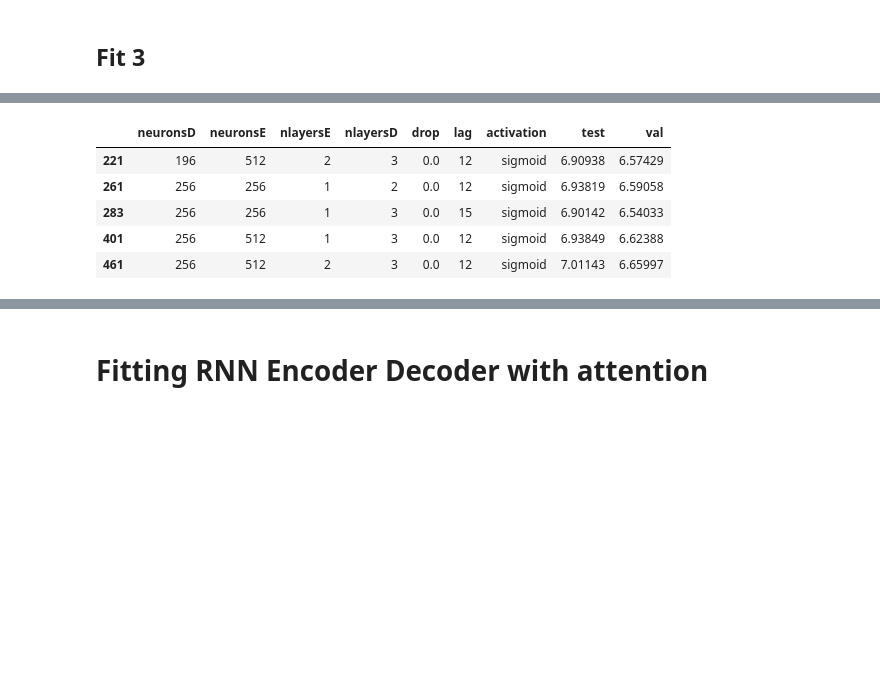
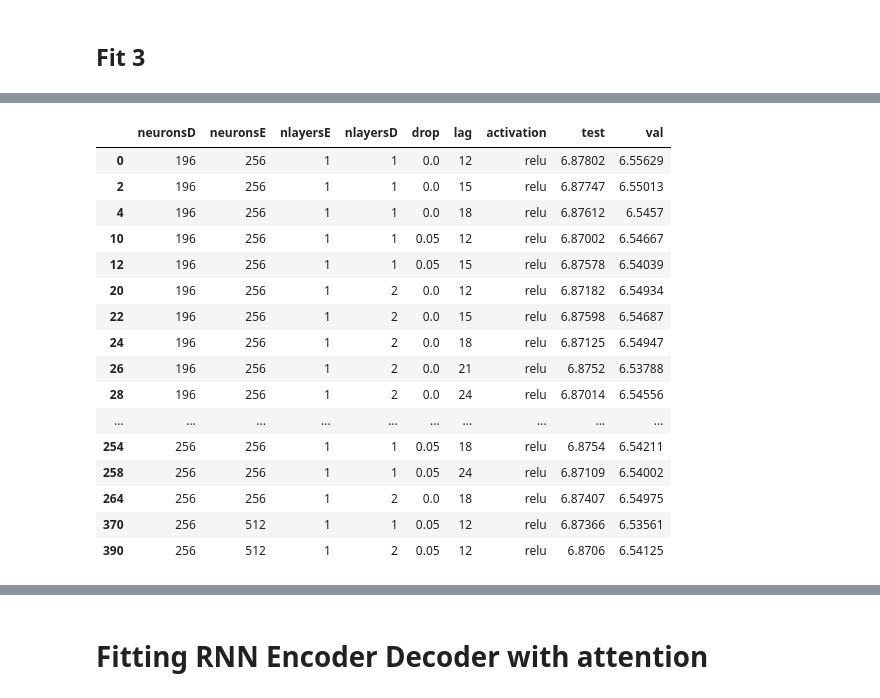
Before and after one commit to bejar/Wind, a Jupyter notebook: Notebooks/Tunning/ParameterTunningRNNEDS2SDEP.ipynb, the cells around one changed output, grey strips where cells are left out. Drawn from its saved outputs; the diff is of its cells as text; code cells hidden in the pictures; blank space fills up the shorter version.

```diff
--- a/Notebooks/Tunning/ParameterTunningRNNEDS2SDEP.ipynb
+++ b/Notebooks/Tunning/ParameterTunningRNNEDS2SDEP.ipynb
@@ -176,13 +173,24 @@ array([<matplotlib.axes._subplots.AxesSubplot object at 0x...>,
 # %%
 b =a.groupby(by=['neuronsD', 'neuronsE',  'nlayersE','nlayersD', 'drop', 'lag','activation' ],as_index=False).mean()
-b[b['test']>6.9].style.highlight_max()
+b[b['test']>6.87].style.highlight_max()
 # %% [output]
 |  | neuronsD | neuronsE | nlayersE | nlayersD | drop | lag | activation | test | val |
-| 221 | 196 | 512 | 2 | 3 | 0.0 | 12 | sigmoid | 6.90938 | 6.57429 |
-| 261 | 256 | 256 | 1 | 2 | 0.0 | 12 | sigmoid | 6.93819 | 6.59058 |
-| 283 | 256 | 256 | 1 | 3 | 0.0 | 15 | sigmoid | 6.90142 | 6.54033 |
-| 401 | 256 | 512 | 1 | 3 | 0.0 | 12 | sigmoid | 6.93849 | 6.62388 |
-| 461 | 256 | 512 | 2 | 3 | 0.0 | 12 | sigmoid | 7.01143 | 6.65997 |
+| 0 | 196 | 256 | 1 | 1 | 0.0 | 12 | relu | 6.87802 | 6.55629 |
+| 2 | 196 | 256 | 1 | 1 | 0.0 | 15 | relu | 6.87747 | 6.55013 |
+| 4 | 196 | 256 | 1 | 1 | 0.0 | 18 | relu | 6.87612 | 6.5457 |
+| 10 | 196 | 256 | 1 | 1 | 0.05 | 12 | relu | 6.87002 | 6.54667 |
+| 12 | 196 | 256 | 1 | 1 | 0.05 | 15 | relu | 6.87578 | 6.54039 |
+| 20 | 196 | 256 | 1 | 2 | 0.0 | 12 | relu | 6.87182 | 6.54934 |
+| 22 | 196 | 256 | 1 | 2 | 0.0 | 15 | relu | 6.87598 | 6.54687 |
+| 24 | 196 | 256 | 1 | 2 | 0.0 | 18 | relu | 6.87125 | 6.54947 |
+| 26 | 196 | 256 | 1 | 2 | 0.0 | 21 | relu | 6.8752 | 6.53788 |
+| 28 | 196 | 256 | 1 | 2 | 0.0 | 24 | relu | 6.87014 | 6.54556 |
+| ... | ... | ... | ... | ... | ... | ... | ... | ... | ... |
+| 254 | 256 | 256 | 1 | 1 | 0.05 | 18 | relu | 6.8754 | 6.54211 |
+| 258 | 256 | 256 | 1 | 1 | 0.05 | 24 | relu | 6.87109 | 6.54002 |
+| 264 | 256 | 256 | 1 | 2 | 0.0 | 18 | relu | 6.87407 | 6.54975 |
+| 370 | 256 | 512 | 1 | 1 | 0.05 | 12 | relu | 6.87366 | 6.53561 |
+| 390 | 256 | 512 | 1 | 2 | 0.05 | 12 | relu | 6.8706 | 6.54125 |
 # %%
 sns.kdeplot(b['test'],b['val'])
 #sns.kdeplot(a['test'],a['val'])
```
Also changed, not shown: parts of 4 cells of this notebook, 5 other files.
